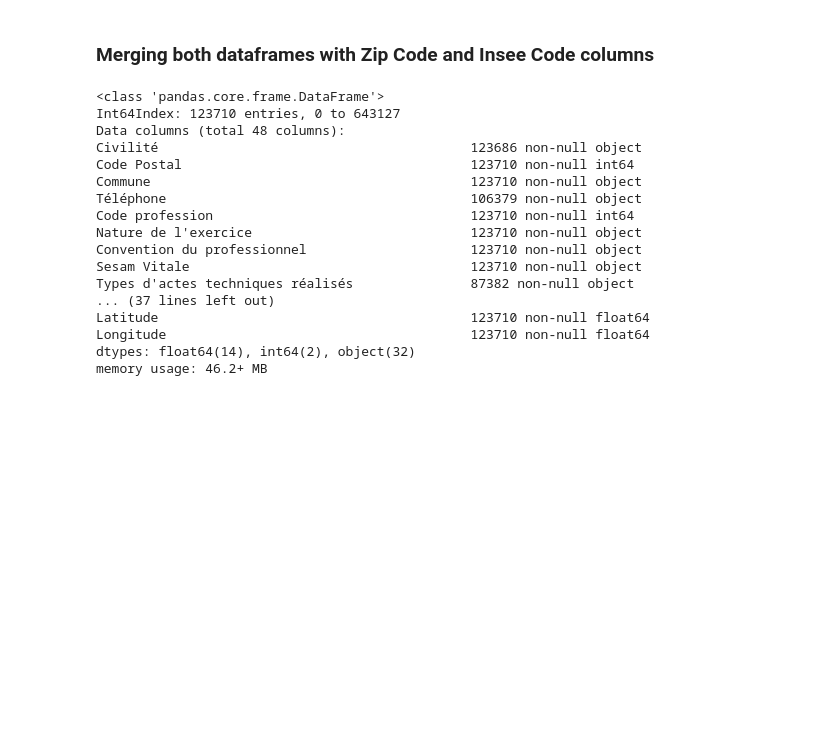
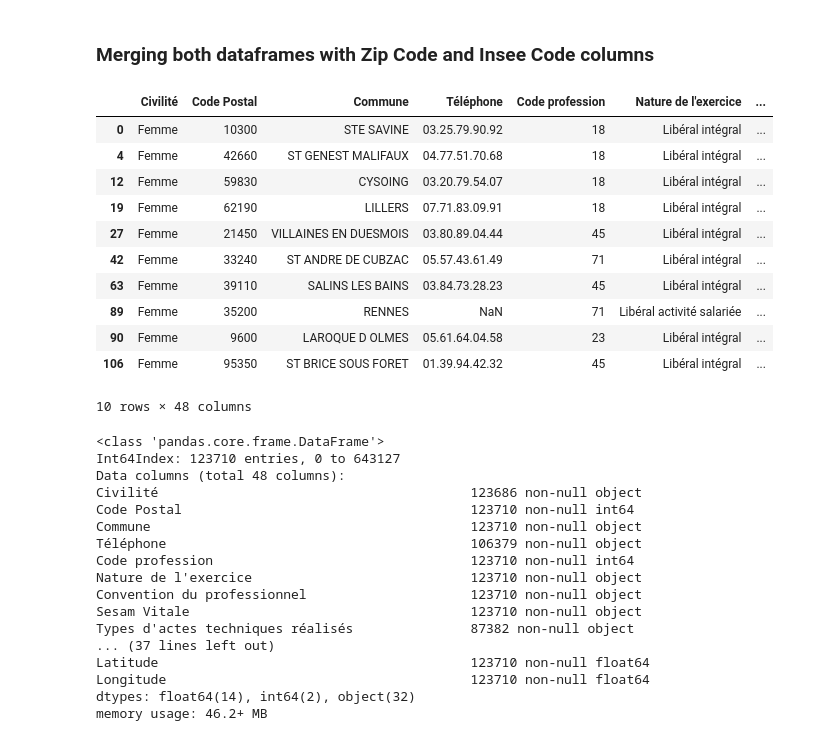
Before and after one commit to DianeDrl/Capstone-Project-1, a Jupyter notebook: Capstone Project 1.ipynb, the cells around one changed output. Drawn from its saved outputs; the diff is of its cells as text; code cells hidden in the pictures; blank space fills up the shorter version.

```diff
--- a/Capstone Project 1.ipynb
+++ b/Capstone Project 1.ipynb
@@ -209,6 +209,21 @@ data_merge=pd.merge(Healthcares,Municipalities,left_on=['Code Postal'],right_on=
 # Deleting duplicate rows and rows with null data in the right part of the dataframe
 data_merge=data_merge[data_merge.INSEE_COM.notnull()]
 data_merge=data_merge.drop_duplicates(['Nom du professionnel'])
+# %%
+data_merge.head(10)
+# %% [output]
+|  | Civilité | Code Postal | Commune | Téléphone | Code profession | Nature de l'exercice | ... |
+| 0 | Femme | 10300 | STE SAVINE | 03.25.79.90.92 | 18 | Libéral intégral | ... |
+| 4 | Femme | 42660 | ST GENEST MALIFAUX | 04.77.51.70.68 | 18 | Libéral intégral | ... |
+| 12 | Femme | 59830 | CYSOING | 03.20.79.54.07 | 18 | Libéral intégral | ... |
+| 19 | Femme | 62190 | LILLERS | 07.71.83.09.91 | 18 | Libéral intégral | ... |
+| 27 | Femme | 21450 | VILLAINES EN DUESMOIS | 03.80.89.04.44 | 45 | Libéral intégral | ... |
+| 42 | Femme | 33240 | ST ANDRE DE CUBZAC | 05.57.43.61.49 | 71 | Libéral intégral | ... |
+| 63 | Femme | 39110 | SALINS LES BAINS | 03.84.73.28.23 | 45 | Libéral intégral | ... |
+| 89 | Femme | 35200 | RENNES | NaN | 71 | Libéral activité salariée | ... |
+| 90 | Femme | 9600 | LAROQUE D OLMES | 05.61.64.04.58 | 23 | Libéral intégral | ... |
+| 106 | Femme | 95350 | ST BRICE SOUS FORET | 01.39.94.42.32 | 45 | Libéral intégral | ... |
+10 rows × 48 columns
 # %%
 data_merge.info()
 # %% [output]
```
